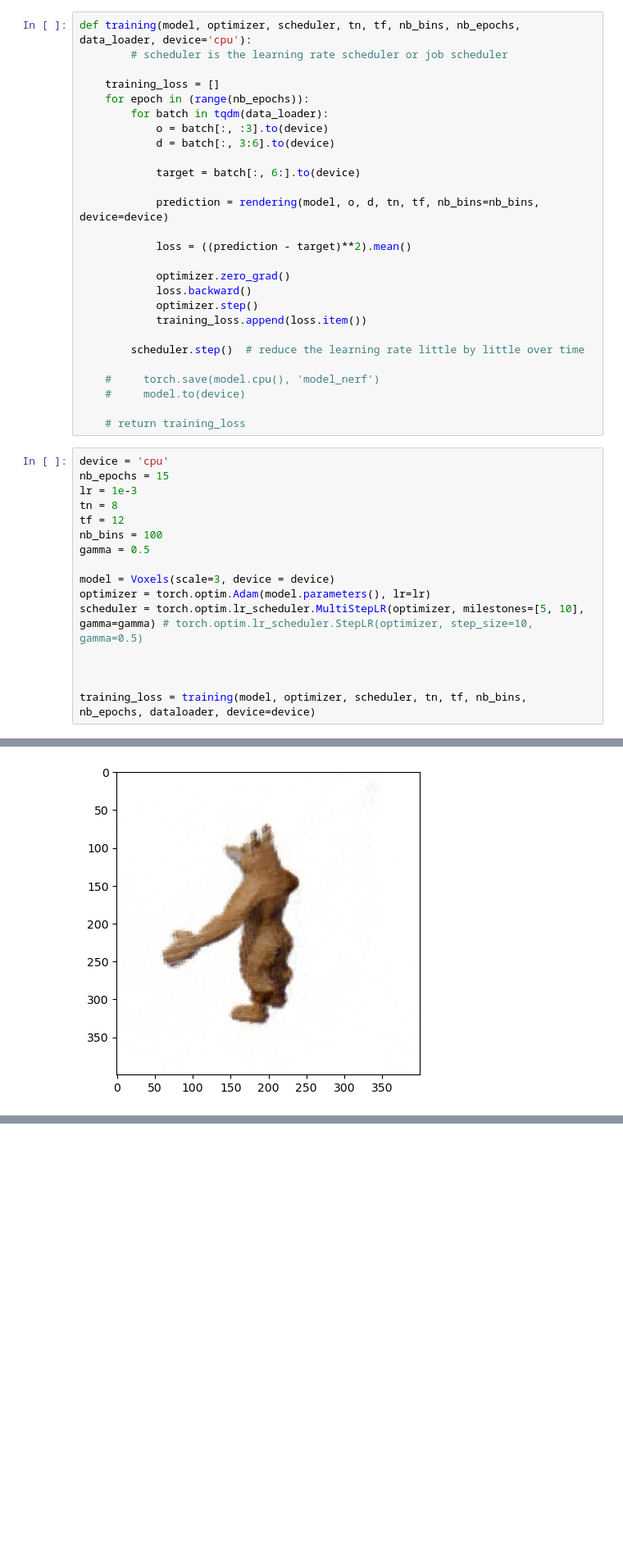
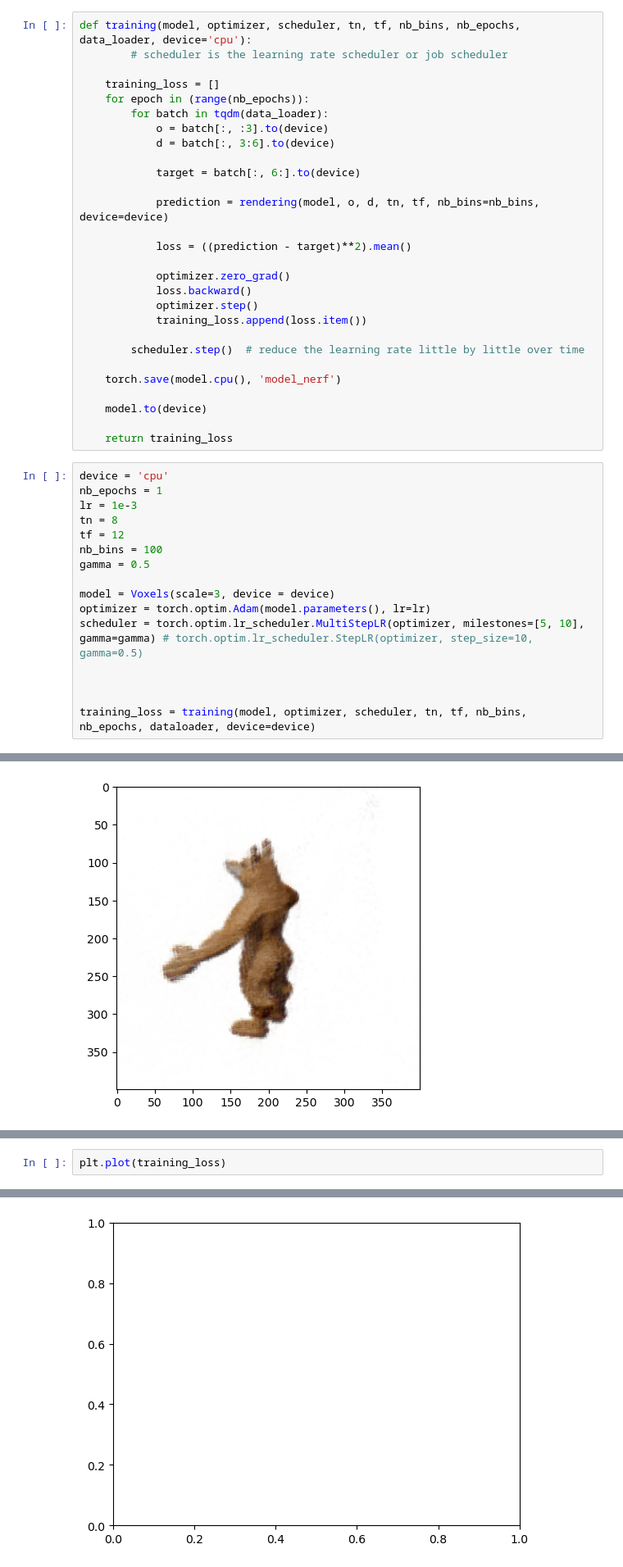
Before and after one commit to itsMustafamr/NerF, a Jupyter notebook: Voxel-reconstruction.ipynb, the cells around one changed output, grey strips where cells are left out. Shown at 82% size. Drawn from its saved outputs; the diff is of its cells as text; blank space fills up the shorter version.

```diff
--- a/Voxel-reconstruction.ipynb
+++ b/Voxel-reconstruction.ipynb
@@ -67,13 +68,14 @@ def training(model, optimizer, scheduler, tn, tf, nb_bins, nb_epochs, data_loade
 
         scheduler.step()  # reduce the learning rate little by little over time
 
-    #     torch.save(model.cpu(), 'model_nerf')
-    #     model.to(device)
+    torch.save(model.cpu(), 'model_nerf')
 
-    # return training_loss
+    model.to(device)
+
+    return training_loss
 # %%
 device = 'cpu'
-nb_epochs = 15
+nb_epochs = 1
 lr = 1e-3
 tn = 8
 tf = 12
@@ -99,0 +110,3 @@ plt.imshow(img.reshape(400, 400, 3).data.cpu().numpy())
+# %%
+plt.plot(training_loss)
+# %% [output]
@@ -99,0 +114 @@ plt.imshow(img.reshape(400, 400, 3).data.cpu().numpy())
+[figure, added]
```
Also changed, not shown: parts of 5 cells of this notebook, 3 other files.
